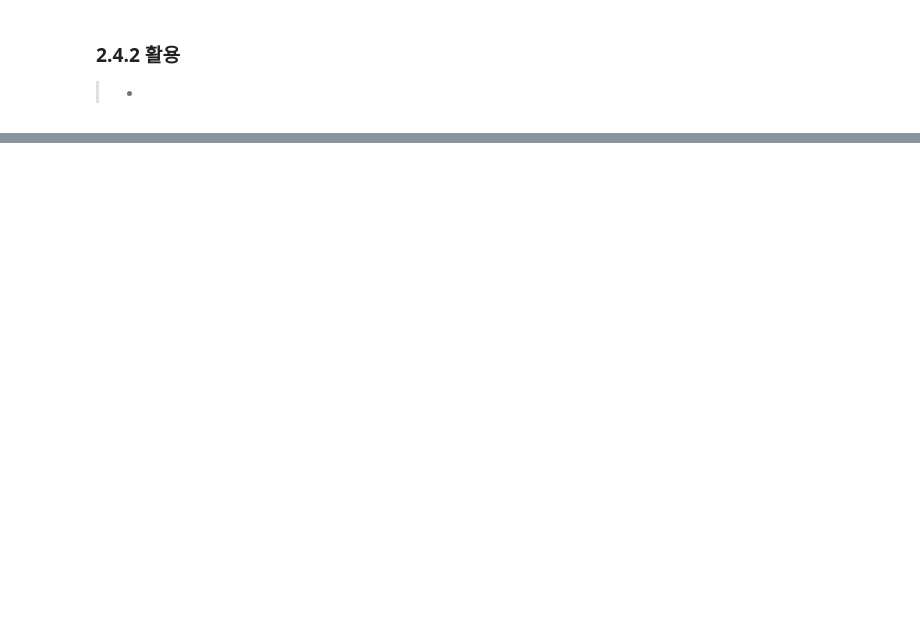
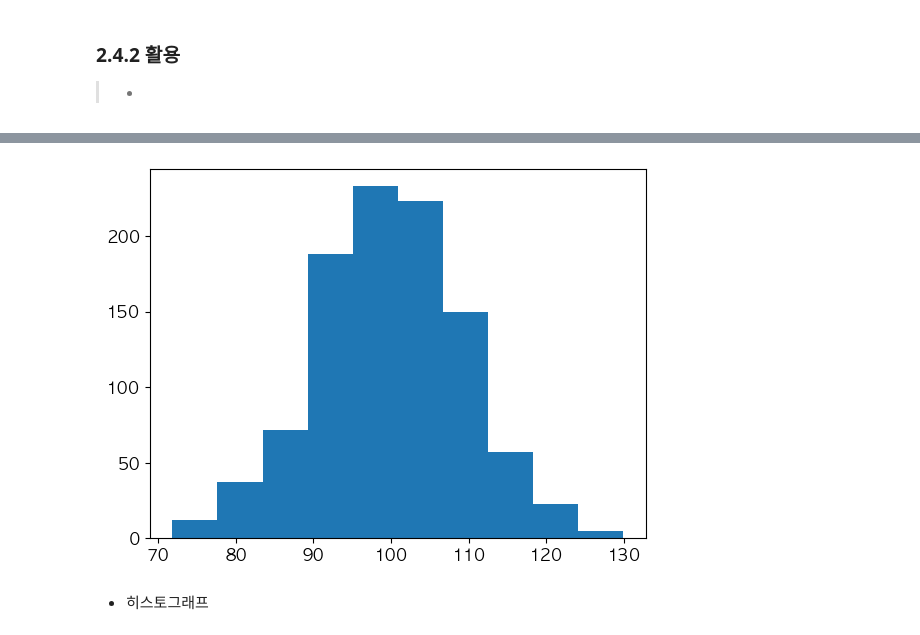
Before and after one commit to kkogggokk/Python, a Jupyter notebook: 05_Matplotlib/01.lecture/[Matplotlib]개념정리_포스트작업.ipynb, the cells around one changed output, grey strips where cells are left out. Drawn from its saved outputs; the diff is of its cells as text; code cells hidden in the pictures; blank space fills up the shorter version.

```diff
--- a/05_Matplotlib/01.lecture/[Matplotlib]개념정리_포스트작업.ipynb
+++ b/05_Matplotlib/01.lecture/[Matplotlib]개념정리_포스트작업.ipynb
@@ -620,3 +632,10 @@ plt.show()
+# %%
+plt.hist(a[0])
+plt.show()
+# %% [output]
+[figure, added]
+# %% [markdown]
+- 히스토그래프
 # %%
 ### 2.5.1 활용
 # %%
```
Also changed, not shown: parts of 33 cells of this notebook, 4 other files.
